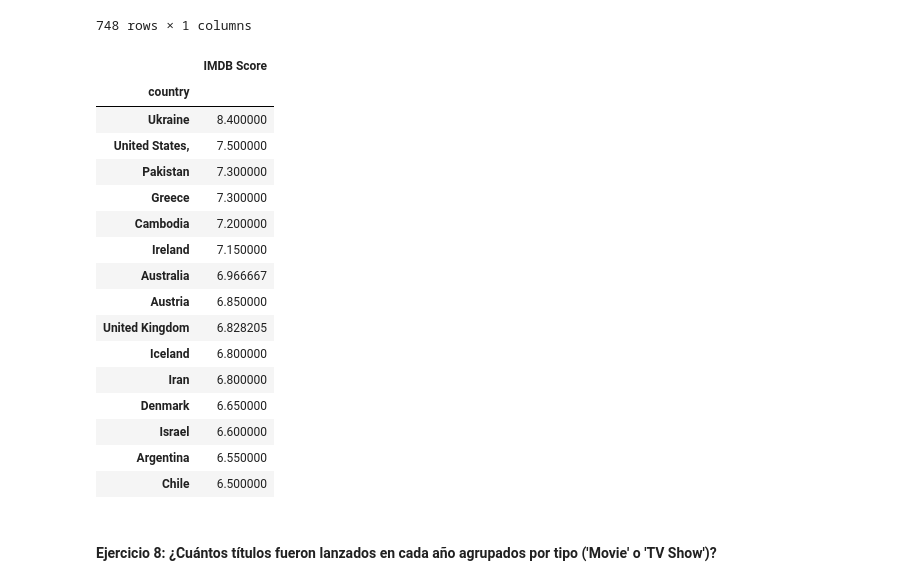
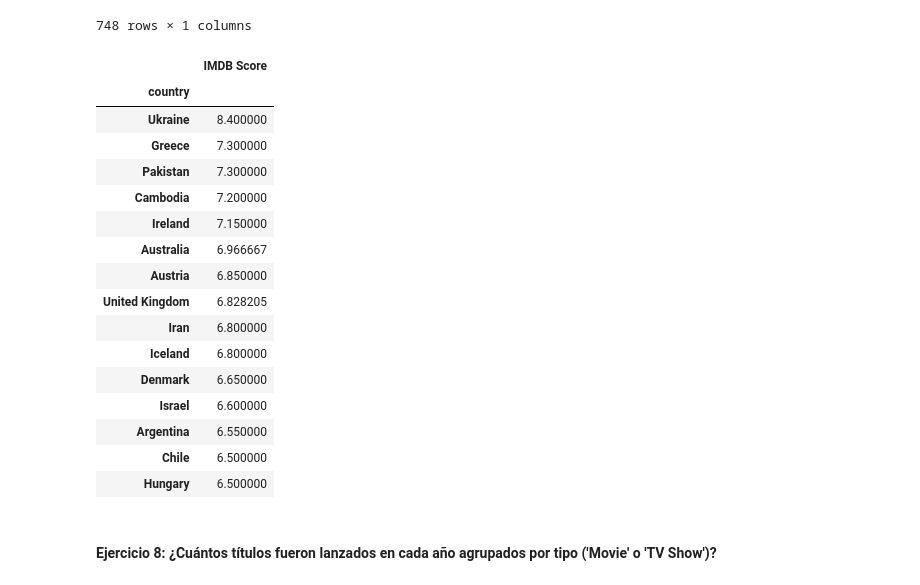
Before and after one commit to MiguelLopezVirues/modulo2_leccion3_pandas_filtrado_groupby, a Jupyter notebook: laboratorio-modulo2-leccion03-groupby.ipynb, the cells around one changed output. Saved outputs shown, nothing was run; the diff lists cells and outputs as text; code cells hidden in the pictures.

```diff
--- a/laboratorio-modulo2-leccion03-groupby.ipynb
+++ b/laboratorio-modulo2-leccion03-groupby.ipynb
@@ -130,4 +131,7 @@ netflix[["date_added"]]
 # %% [markdown]
 Este procesado se realizó en la práctica anterior, pero el formato hubiera sido:
 # %%
-netflix["date_added"] = pd.to_datetime(netflix["date_added"], format='%B %d, %Y')
+netflix["date_added"] = pd.to_datetime(netflix["date_added"])
+# %%
+netflix["year"] = netflix["date_added"].dt.year
+netflix.groupby("year")[["title"]].count().sort_values(by="title",ascending=False)
@@ -160,26 +181,27 @@ netflix.groupby("country")[["IMDB Score"]].mean()
 # %%
 netflix_exploded = netflix.copy()
 netflix_exploded["country"] =netflix_exploded["country"].str.split(", ")
 netflix_exploded = netflix_exploded.explode("country")
+netflix_exploded["country"] = netflix_exploded["country"].str.replace(",","")
 netflix_exploded.groupby("country")[["IMDB Score"]].mean().sort_values(by="IMDB Score",ascending=False)[:15]
 # %% [output]
 |  | IMDB Score |
 | country |  |
 | Ukraine | 8.400000 |
-| United States, | 7.500000 |
+| Greece | 7.300000 |
 | Pakistan | 7.300000 |
-| Greece | 7.300000 |
 | Cambodia | 7.200000 |
 | Ireland | 7.150000 |
 | Australia | 6.966667 |
 | Austria | 6.850000 |
 | United Kingdom | 6.828205 |
+| Iran | 6.800000 |
 | Iceland | 6.800000 |
-| Iran | 6.800000 |
 | Denmark | 6.650000 |
 | Israel | 6.600000 |
 | Argentina | 6.550000 |
 | Chile | 6.500000 |
+| Hungary | 6.500000 |
 # %% [markdown]
 #### Ejercicio 8: ¿Cuántos títulos fueron lanzados en cada año agrupados por tipo ('Movie' o 'TV Show')?
 # %%
```
Also changed, not shown: parts of 4 cells of this notebook, 1 other file.
